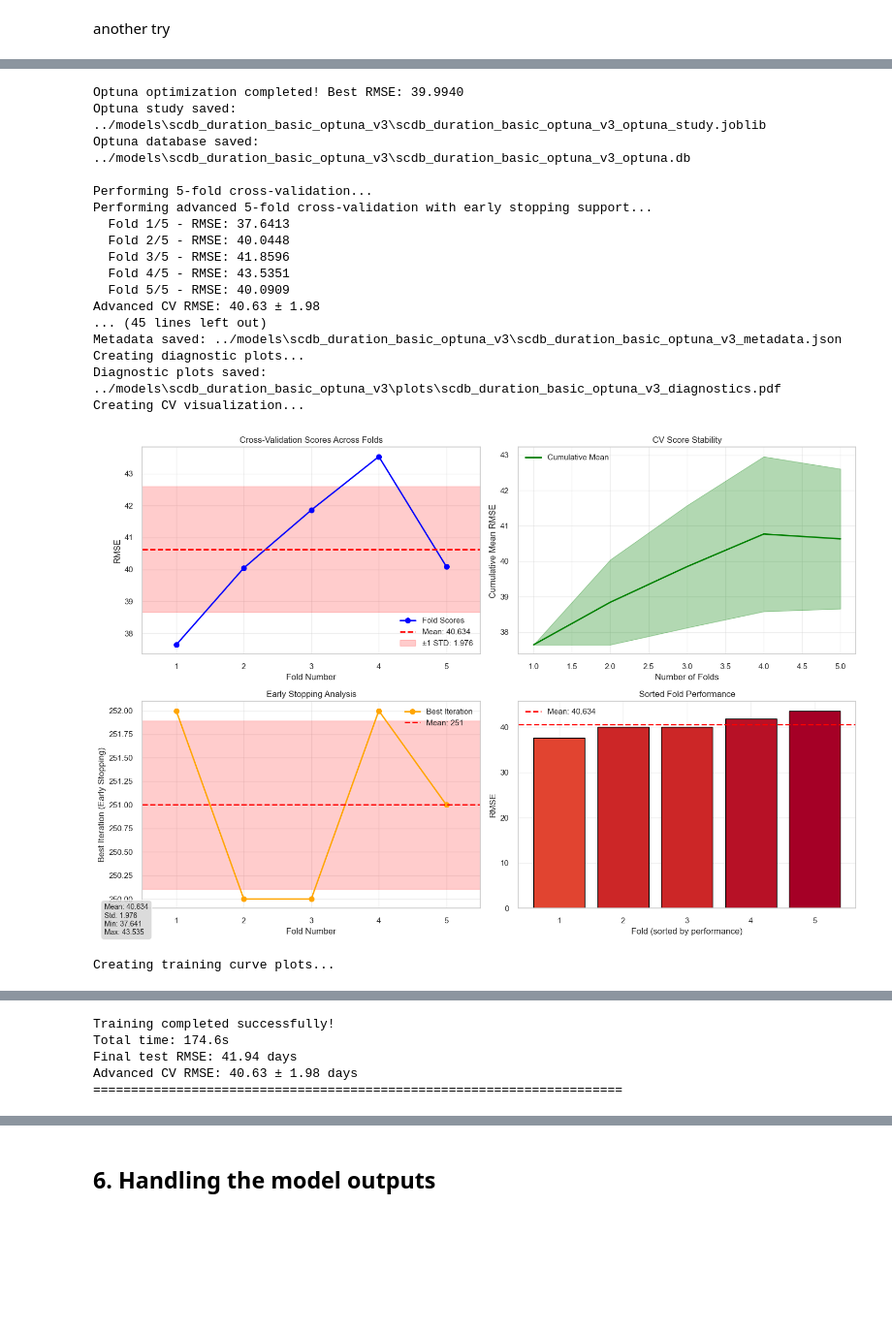
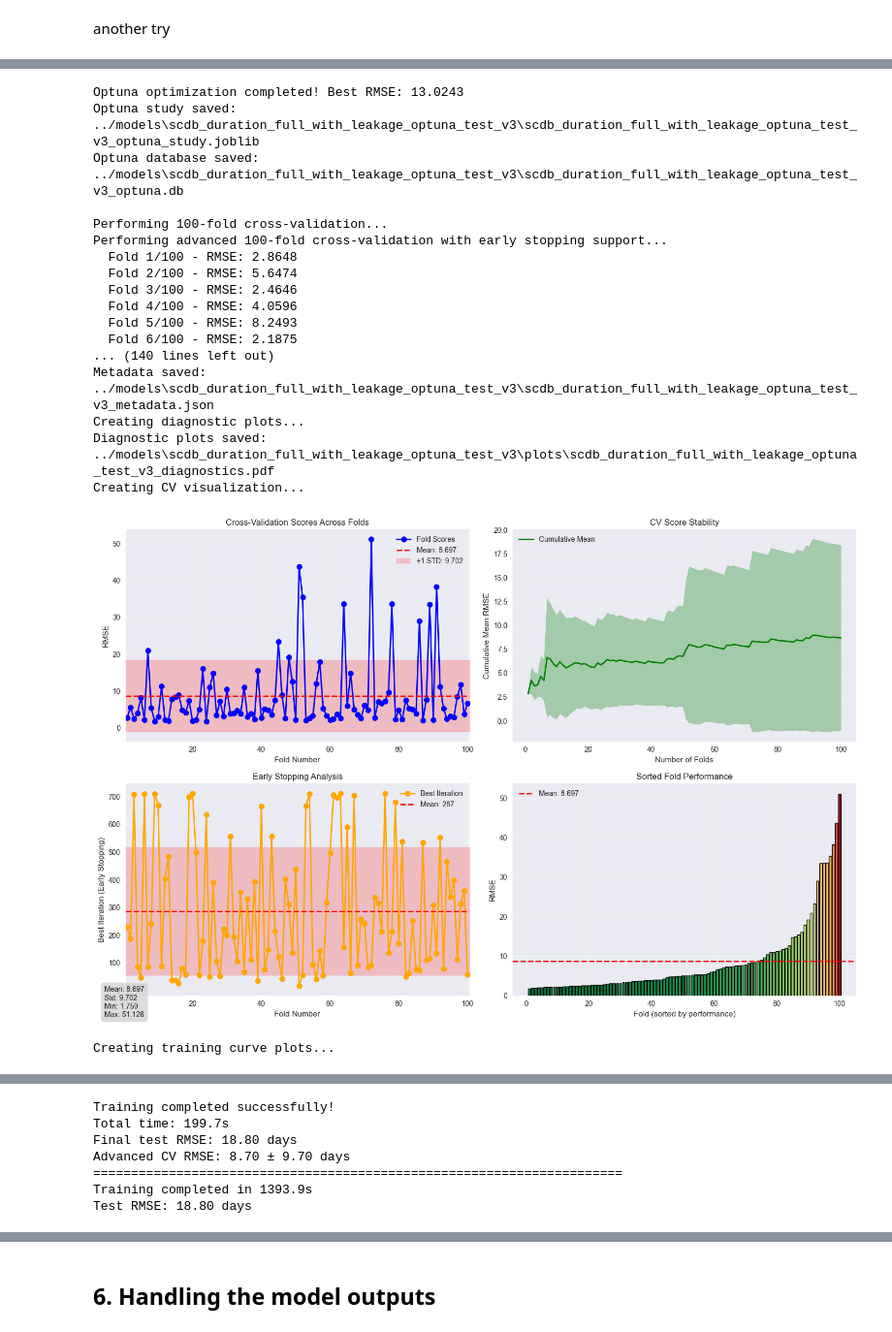
Before and after one commit to MPKuchciak/scdb-case-timing-prediction, a Jupyter notebook: notebooks/003_XGB_XAI.ipynb, the cells around one changed output, grey strips where cells are left out. Shown at 97% size. Cells and saved outputs as stored; diff of their text form; code cells hidden in the pictures; blank space fills up the shorter version.

Commit message:
Update 003_XGB_XAI.ipynb
testing cross validation 5,10,100. Checking functionality of advanced cross validation performed

```diff
--- a/notebooks/003_XGB_XAI.ipynb
+++ b/notebooks/003_XGB_XAI.ipynb
@@ -2012,0 +1963,14 @@ optuna_search_space_regularized = {
+# %%
+set_name_key = 'full_with_leakage' #full_with_leakage #basic #leakage_controlled
+current_X_S = all_model_inputs[set_name_key]['X']
+current_y_s = all_model_inputs[set_name_key]['y']
+current_num_for_trainer_S = all_model_inputs[set_name_key]['numerical_for_trainer']
+current_cat_for_trainer_S = all_model_inputs[set_name_key]['categorical_for_trainer']
+
+y_S_log_current = np.log1p(current_y_s)
+
+print(f"Selected feature set: {set_name_key}")
+print(f"Shape of X: {current_X_S.shape}")
+print(f"Shape of y: {current_y_s.shape}")
+print(f"Numerical features: {current_num_for_trainer_S}")
+print(f"Categorical features: {current_cat_for_trainer_S}")
@@ -2013,24 +1996,33 @@ optuna_search_space_regularized = {
 # %%
 results_fs_optuna = trainer.train_model(
-    X=current_X, y=current_y,
-    numerical_features=current_num_for_trainer,
-    categorical_features=current_cat_for_trainer,
-    model_name=f'scdb_duration_{set_name_key}_optuna',
+    X=current_X_S, y=current_y_s,
+    numerical_features=current_num_for_trainer_S,
+    categorical_features=current_cat_for_trainer_S,
+    model_name=f'scdb_duration_{set_name_key}_optuna_test',
     optimization_method='optuna',
     optimization_params={
-        'n_trials': 100,
+        'n_trials': 50,
         'timeout': 1200,
-        'search_space': optuna_search_space_regularized  # Use the regularized space
+        'search_space': optuna_search_space_regularized
     },
     early_stopping_rounds=100,  # Increase from 50
     create_plots=True,
     perform_cv=True,
-    cv_folds=5,
+    cv_folds=100,
     advanced_cv=True,
     plot_cv_results=True,
     plot_training_curves=True,
     eval_size=0.2  # Increase validation size
 )
+
+run_time = time.time() - start_time
+
+if results_fs_optuna:
+    results_fs_optuna['training_time'] = run_time
+    print(f"Training completed in {run_time:.1f}s")
+    if results_fs_optuna.get('metrics', {}).get('test'):
+        print(f"Test RMSE: {results_fs_optuna['metrics']['test']['rmse']:.2f} days")
+all_scenario_results["test"] = results_fs_optuna
 # %% [output]
 Starting Enhanced XGBoost Training Pipeline
 ======================================================================
@@ -2052,20 +2044,20 @@ Starting Optuna optimization with 100 trials (max 1200s)...
 Using custom search space provided from the notebook.
-Optuna optimization completed! Best RMSE: 39.9940
-Optuna study saved: ../models\scdb_duration_basic_optuna_v3\scdb_duration_basic_optuna_v3_optuna_study.joblib
-Optuna database saved: ../models\scdb_duration_basic_optuna_v3\scdb_duration_basic_optuna_v3_optuna.db
+Optuna optimization completed! Best RMSE: 13.0243
+Optuna study saved: ../models\scdb_duration_full_with_leakage_optuna_test_v3\scdb_duration_full_with_leakage_optuna_test_v3_optuna_study.joblib
+Optuna database saved: ../models\scdb_duration_full_with_leakage_optuna_test_v3\scdb_duration_full_with_leakage_optuna_test_v3_optuna.db
 
-Performing 5-fold cross-validation...
-Performing advanced 5-fold cross-validation with early stopping support...
-  Fold 1/5 - RMSE: 37.6413
-  Fold 2/5 - RMSE: 40.0448
-  Fold 3/5 - RMSE: 41.8596
-  Fold 4/5 - RMSE: 43.5351
-  Fold 5/5 - RMSE: 40.0909
-Advanced CV RMSE: 40.63 ± 1.98
-... (45 lines left out)
-Metadata saved: ../models\scdb_duration_basic_optuna_v3\scdb_duration_basic_optuna_v3_metadata.json
+Performing 100-fold cross-validation...
+Performing advanced 100-fold cross-validation with early stopping support...
+  Fold 1/100 - RMSE: 2.8648
+  Fold 2/100 - RMSE: 5.6474
+  Fold 3/100 - RMSE: 2.4646
+  Fold 4/100 - RMSE: 4.0596
+  Fold 5/100 - RMSE: 8.2493
+  Fold 6/100 - RMSE: 2.1875
+... (140 lines left out)
+Metadata saved: ../models\scdb_duration_full_with_leakage_optuna_test_v3\scdb_duration_full_with_leakage_optuna_test_v3_metadata.json
 Creating diagnostic plots...
-Diagnostic plots saved: ../models\scdb_duration_basic_optuna_v3\plots\scdb_duration_basic_optuna_v3_diagnostics.pdf
+Diagnostic plots saved: ../models\scdb_duration_full_with_leakage_optuna_test_v3\plots\scdb_duration_full_with_leakage_optuna_test_v3_diagnostics.pdf
 Creating CV visualization...
-[figure, old version]
+[figure, new version]
 Creating training curve plots...
@@ -2073,5 +2065,7 @@ Creating training curve plots...
 Training completed successfully!
-Total time: 174.6s
-Final test RMSE: 41.94 days
-Advanced CV RMSE: 40.63 ± 1.98 days
+Total time: 199.7s
+Final test RMSE: 18.80 days
+Advanced CV RMSE: 8.70 ± 9.70 days
 ======================================================================
+Training completed in 1393.9s
+Test RMSE: 18.80 days
```
Also changed, not shown: parts of 10 cells of this notebook.
